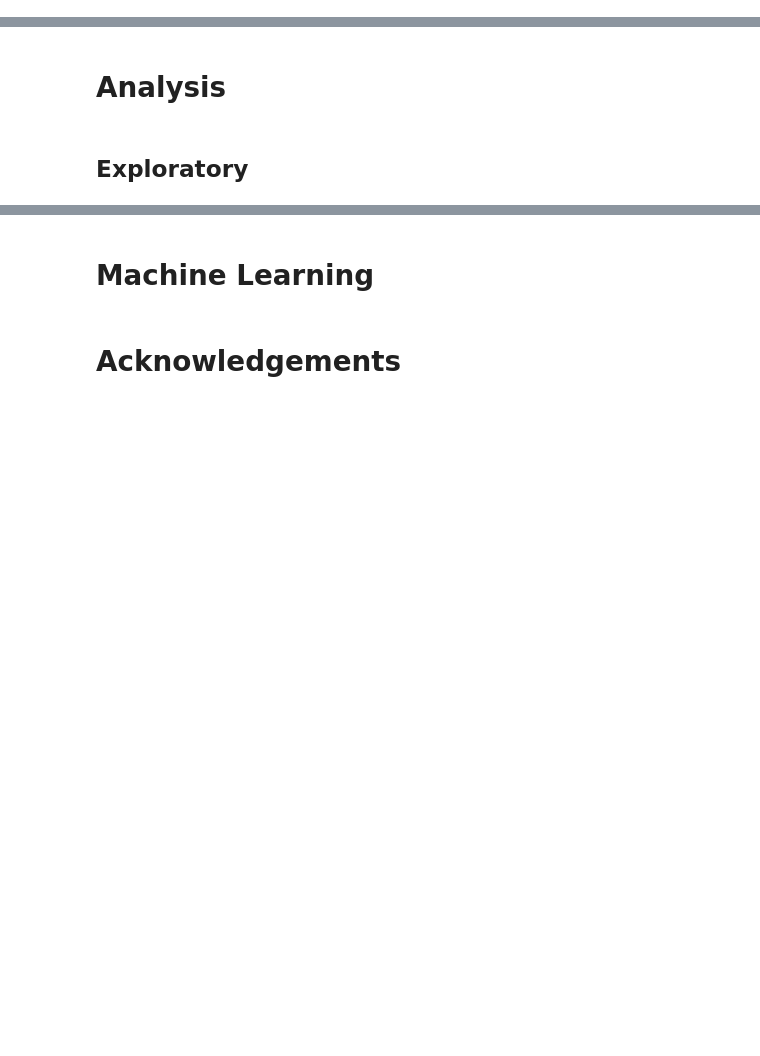
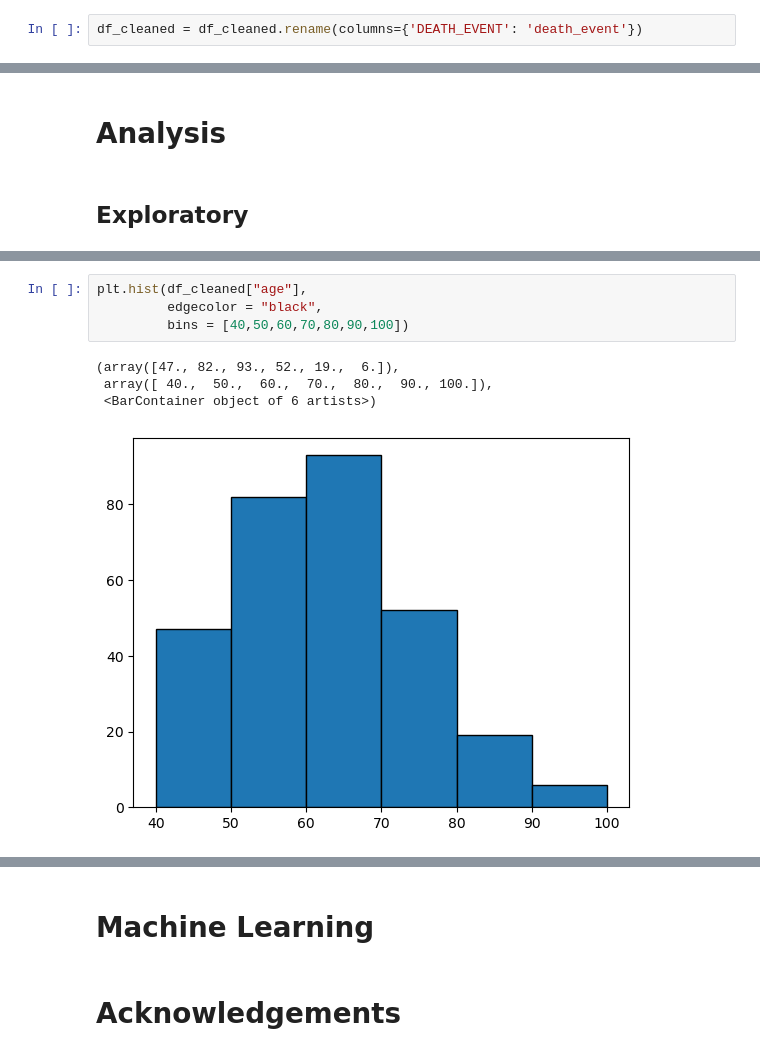
Before and after one commit to data-analyst05/MortalityPrediction_HeartFailure, a Jupyter notebook: index.ipynb, the cells around one changed output, grey strips where cells are left out. Cells and saved outputs as stored; diff of their text form; blank space fills up the shorter version.

```diff
--- a/index.ipynb
+++ b/index.ipynb
@@ -143,6 +151,8 @@ null_values, blank_lines, df_cleaned.head()
  2        1     7            1
  3        0     7            1
  4        0     8            1  )
+# %%
+df_cleaned = df_cleaned.rename(columns={'DEATH_EVENT': 'death_event'})
 # %%
 df_cleaned.head()
 # %% [output]
@@ -158,0 +203,9 @@ df_cleaned.head()
+# %%
+plt.hist(df_cleaned["age"],
+         edgecolor = "black",
+         bins = [40,50,60,70,80,90,100])
+# %% [output]
+(array([47., 82., 93., 52., 19.,  6.]),
+ array([ 40.,  50.,  60.,  70.,  80.,  90., 100.]),
+ <BarContainer object of 6 artists>)
+[figure, added]
```
Also changed, not shown: parts of 10 cells of this notebook, 6 other files.
